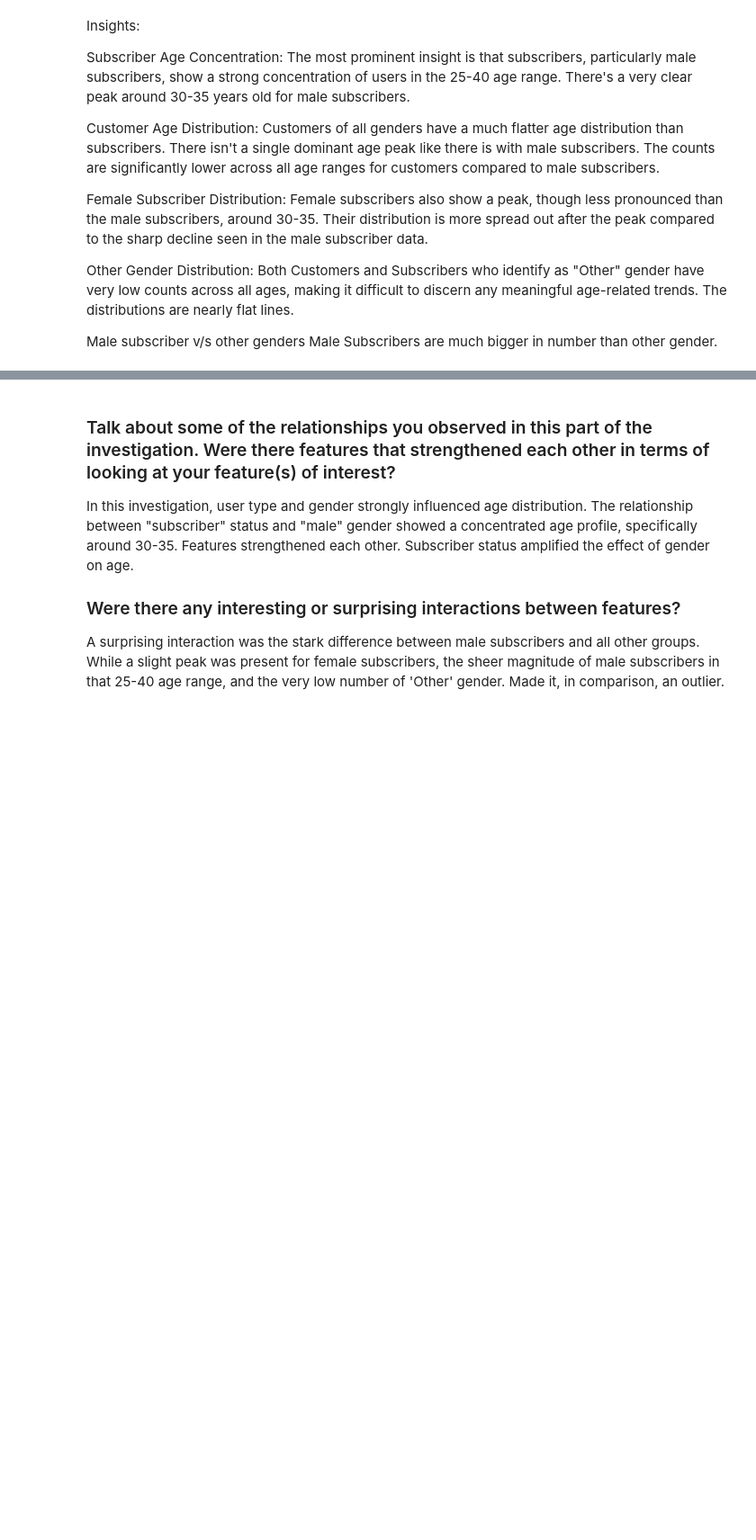
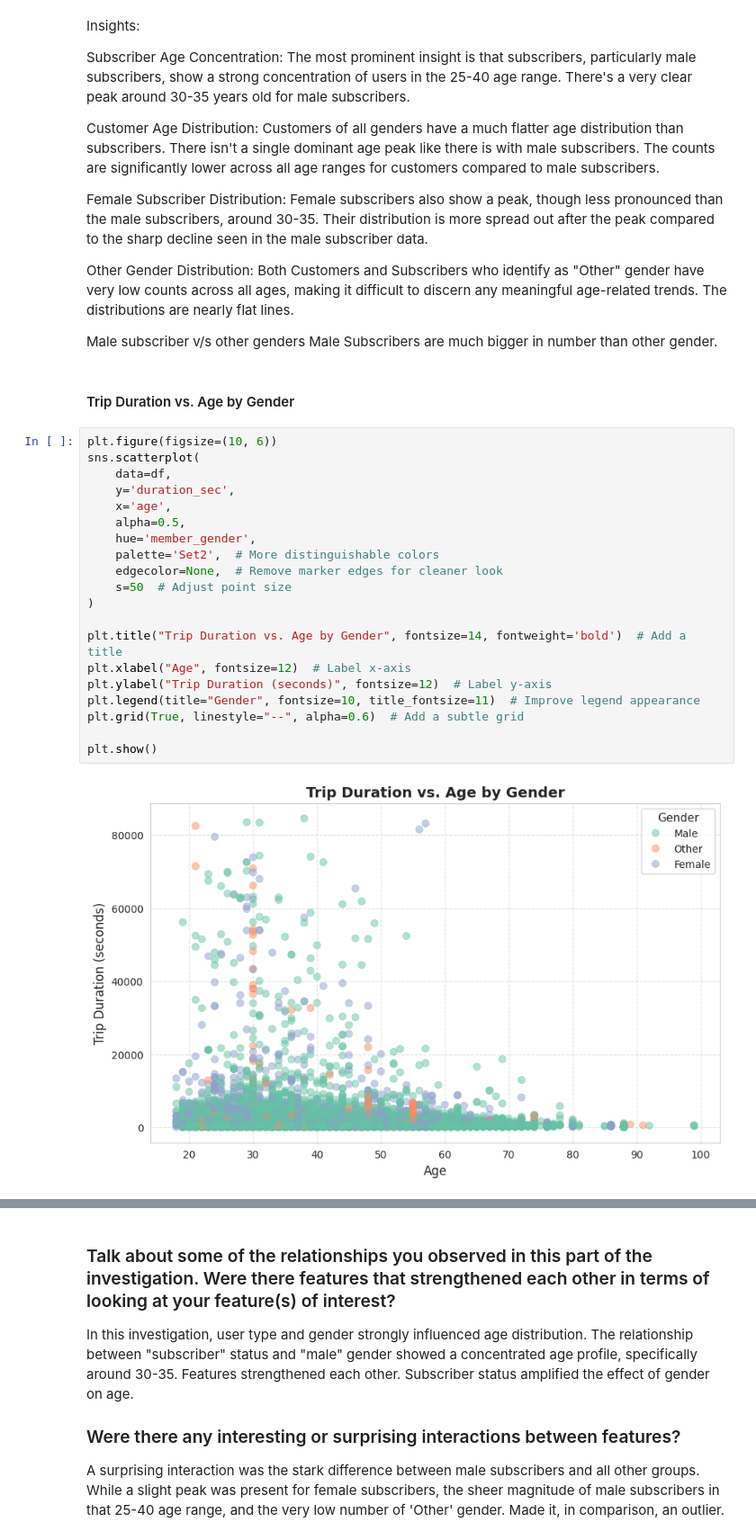
Before and after one commit to ObayM/Ford-GoBike-EDA, a Jupyter notebook: Part_I_exploration.ipynb, the cells around one changed output, grey strips where cells are left out. Shown at 90% size. Saved outputs shown, nothing was run; the diff lists cells and outputs as text; blank space fills up the shorter version.

```diff
--- a/Part_I_exploration.ipynb
+++ b/Part_I_exploration.ipynb
@@ -333,3 +336,27 @@ Female Subscriber Distribution: Female subscribers also show a peak, though less
 Other Gender Distribution: Both Customers and Subscribers who identify as "Other" gender have very low counts across all ages, making it difficult to discern any meaningful age-related trends. The distributions are nearly flat lines.
 
 Male subscriber v/s other genders Male Subscribers are much bigger in number than other gender.
+# %% [markdown]
+#### Trip Duration vs. Age by Gender
+# %%
+plt.figure(figsize=(10, 6))
+sns.scatterplot(
+    data=df,
+    y='duration_sec',
+    x='age',
+    alpha=0.5,
+    hue='member_gender',
+    palette='Set2',  # More distinguishable colors
+    edgecolor=None,  # Remove marker edges for cleaner look
+    s=50  # Adjust point size
+)
+
+plt.title("Trip Duration vs. Age by Gender", fontsize=14, fontweight='bold')  # Add a title
+plt.xlabel("Age", fontsize=12)  # Label x-axis
+plt.ylabel("Trip Duration (seconds)", fontsize=12)  # Label y-axis
+plt.legend(title="Gender", fontsize=10, title_fontsize=11)  # Improve legend appearance
+plt.grid(True, linestyle="--", alpha=0.6)  # Add a subtle grid
+
+plt.show()
+# %% [output]
+[figure, added]
```
Also changed, not shown: parts of 3 cells of this notebook, 2 other files.
